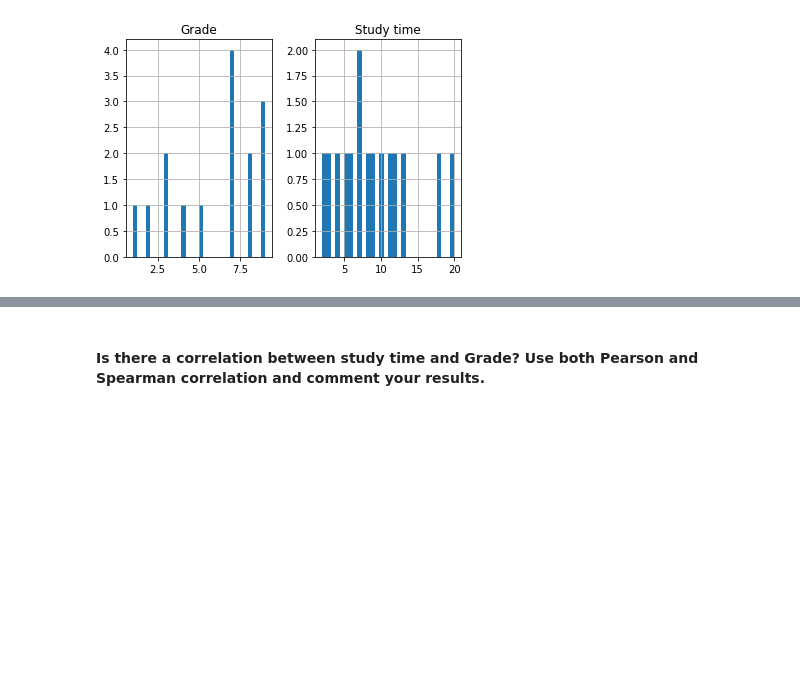
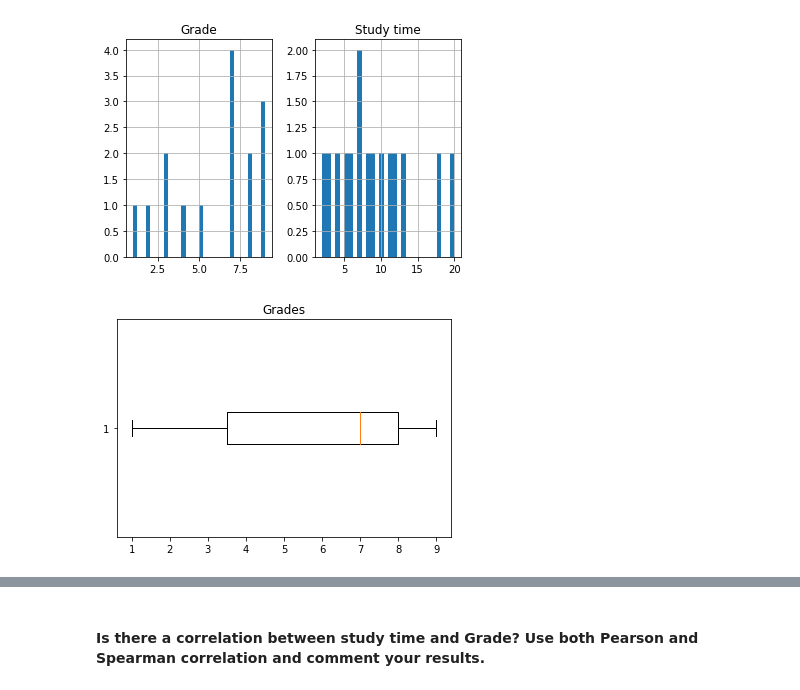
Before and after one commit to ta-data-lis/lab-pivot-table-and-correlation, a Jupyter notebook: your_code/main.ipynb, the cells around one changed output, grey strips where cells are left out. Drawn from its saved outputs; the diff is of its cells as text; code cells hidden in the pictures; blank space fills up the shorter version.

```diff
--- a/your_code/main.ipynb
+++ b/your_code/main.ipynb
@@ -409,3 +409,10 @@ time_grades.hist(bins=30)
 plt.show()
 # %% [output]
 [figure]
+# %%
+fig1, ax1 = plt.subplots()
+ax1.set_title('Grades')
+ax1.boxplot(time_grades['Grade'], vert=False)
+plt.show()
+# %% [output]
+[figure, added]
```
Also changed, not shown: parts of 5 cells of this notebook.
